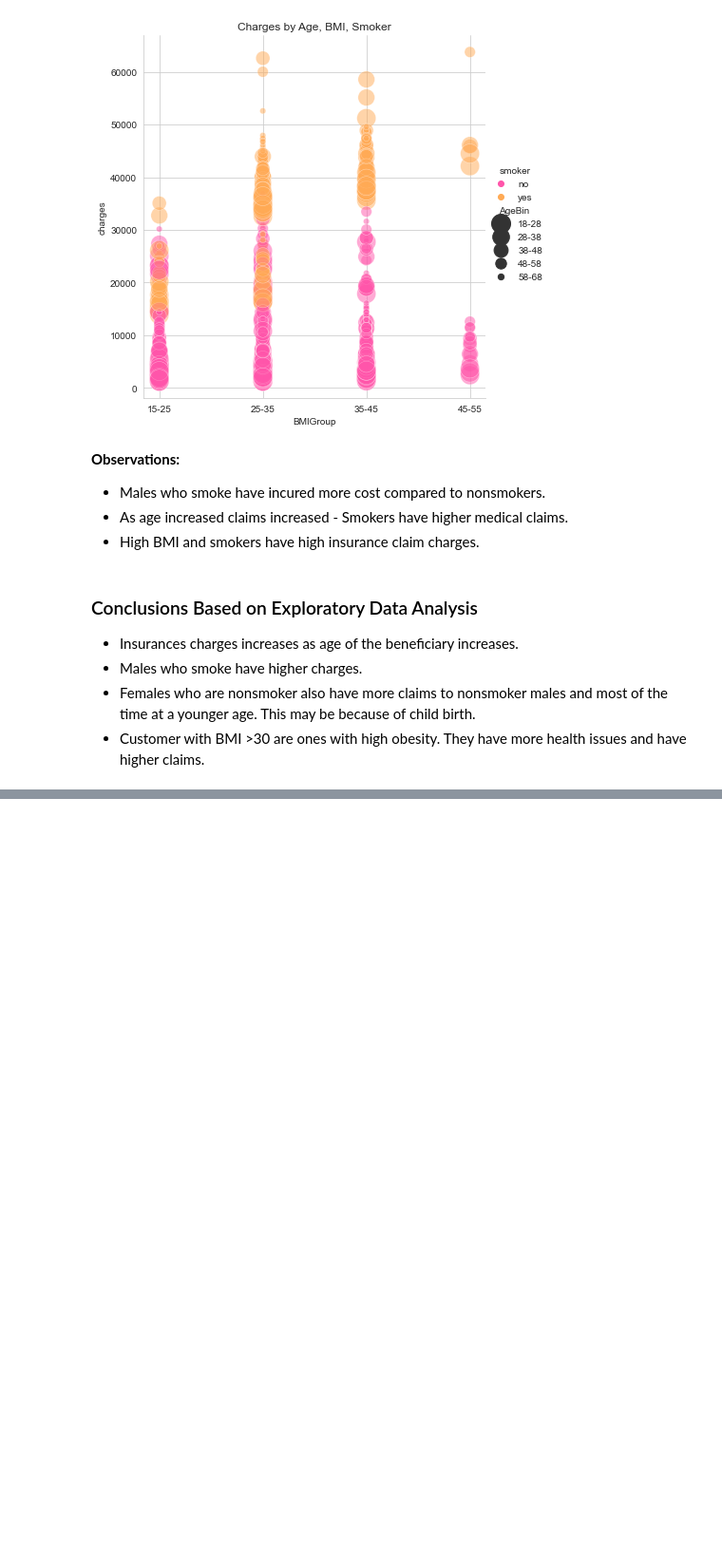
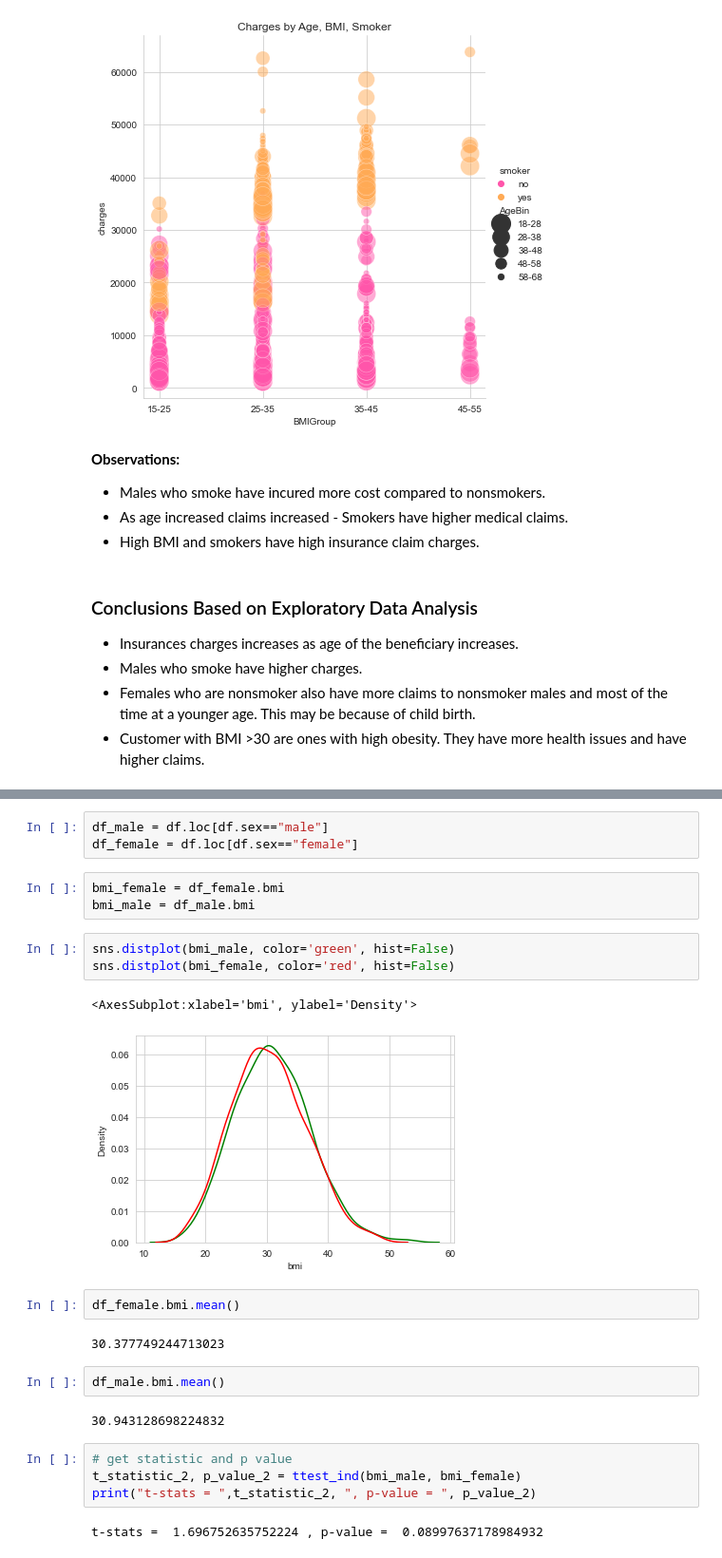
Before and after one commit to kedarghule/Statistical-Analysis-of-Insurance-Claims, a Jupyter notebook: stat-analysis-insurance.ipynb, the cells around one changed output, grey strips where cells are left out. Shown at 95% size. Saved outputs shown, nothing was run; the diff lists cells and outputs as text; blank space fills up the shorter version.

```diff
--- a/stat-analysis-insurance.ipynb
+++ b/stat-analysis-insurance.ipynb
@@ -489,0 +617,26 @@ plt.show();
+# %%
+df_male = df.loc[df.sex=="male"]
+df_female = df.loc[df.sex=="female"]
+# %%
+bmi_female = df_female.bmi
+bmi_male = df_male.bmi
+# %%
+sns.distplot(bmi_male, color='green', hist=False)
+sns.distplot(bmi_female, color='red', hist=False)
+# %% [output]
+<AxesSubplot:xlabel='bmi', ylabel='Density'>
+[figure, added]
+# %%
+df_female.bmi.mean()
+# %% [output]
+30.377749244713023
+# %%
+df_male.bmi.mean()
+# %% [output]
+30.943128698224832
+# %%
+# get statistic and p value
+t_statistic_2, p_value_2 = ttest_ind(bmi_male, bmi_female)
+print("t-stats = ",t_statistic_2, ", p-value = ", p_value_2)
+# %% [output]
+t-stats =  1.696752635752224 , p-value =  0.08997637178984932
```
Also changed, not shown: parts of 27 cells of this notebook.
